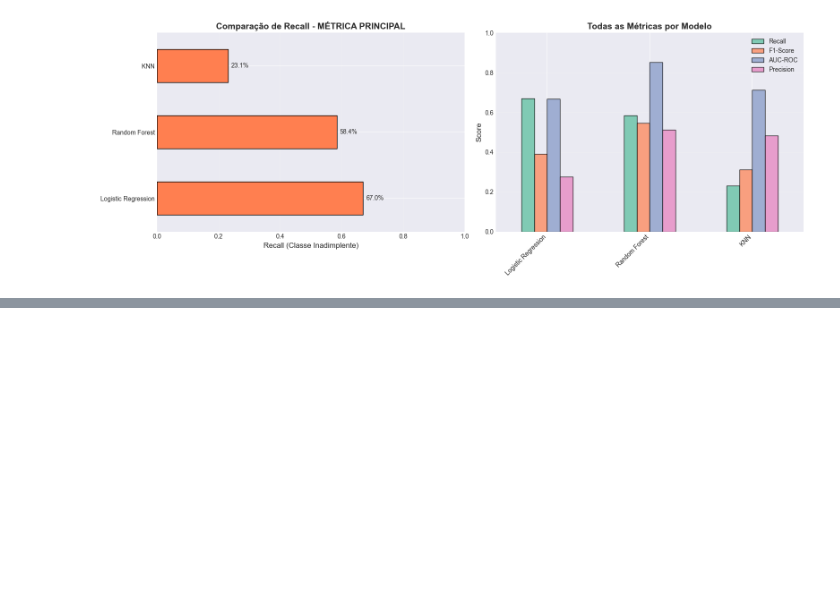
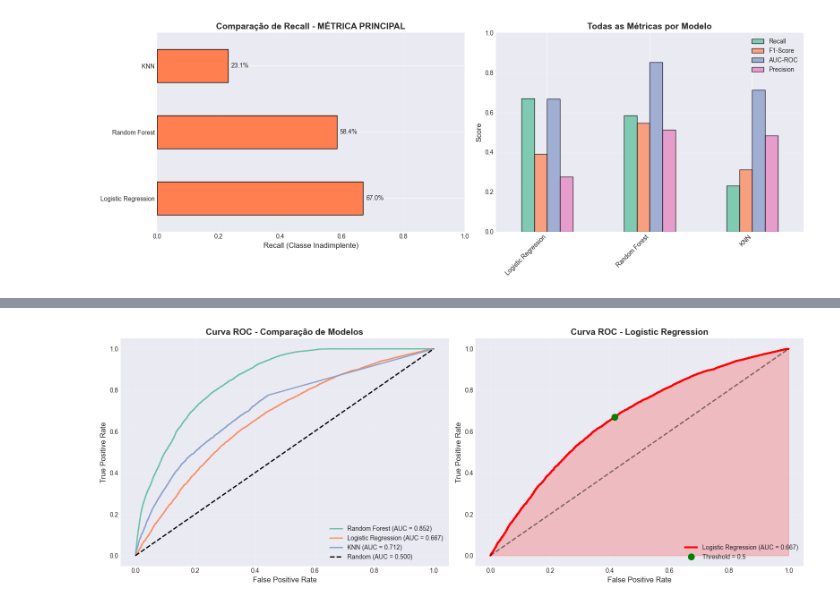
Before and after one commit to vininoronha21/score-credito-ia, a Jupyter notebook: notebooks/03_modelagem_ml.ipynb, the cells around one changed output, grey strips where cells are left out. Drawn from its saved outputs; the diff is of its cells as text; code cells hidden in the pictures; blank space fills up the shorter version.

Commit message:
feat: curva ROC e AUC

```diff
--- a/notebooks/03_modelagem_ml.ipynb
+++ b/notebooks/03_modelagem_ml.ipynb
@@ -378,3 +378,85 @@ AUC-ROC: 0.6668 (66.68%)
 
 💡 Escolhido por RECALL (detectar inadimplentes é prioridade!)
 [figure]
+# %%
+# Curva ROC e AUC (OBRIGATÓRIO EM CRÉDITO!)
+print("📈 CURVA ROC E AUC 👇")
+
+fig, axes = plt.subplots(1, 2, figsize=(16, 6))
+
+"""
+ROC (Receiver Operating Characteristic):
+- Mostra trade-off entre True Positive Rate e False Positive Rate
+- AUC (Area Under Curve): resumo em um número (0.5 a 1.0)
+- AUC > 0.8: Excelente
+- AUC > 0.7: Bom
+- AUC > 0.6: Aceitável
+- AUC = 0.5: Random (inútil)
+
+Vantagem: independe do threshold!
+"""
+
+
+# ──────────────────────────────────────────────────────────────────────────
+# ROC de todos os modelos
+# ──────────────────────────────────────────────────────────────────────────
+for nome in modelos.keys():
+    y_prob = probabilidades[nome]
+    fpr, tpr, _ = roc_curve(y_test, y_prob)
+    auc = resultados[nome]['AUC-ROC']
+
+    axes[0].plot(fpr, tpr, linewidth=2,
+                label=f'{nome} (AUC = {auc:.3f})')
+
+# Random
+axes[0].plot([0, 1], [0, 1], 'k--', linewidth=2, label='Random (AUC = 0.500)')
+
+axes[0].set_xlabel('False Positive Rate', fontsize=12)
+axes[0].set_ylabel('True Positive Rate', fontsize=12)
+axes[0].set_title('Curva ROC - Comparação de Modelos',
+                 fontsize=14, fontweight='bold')
+axes[0].legend(loc='lower right')
+axes[0].grid(alpha=0.3)
+
+
+# ──────────────────────────────────────────────────────────────────────────
+# ROC do MELHOR modelo (detalhado)
+# ──────────────────────────────────────────────────────────────────────────
+y_prob_best = probabilidades[melhor_modelo]
+fpr, tpr, thresholds = roc_curve(y_test, y_prob_best)
+auc_best = resultados[melhor_modelo]['AUC-ROC']
+
+axes[1].plot(fpr, tpr, linewidth=3, color='red',
+            label=f'{melhor_modelo} (AUC = {auc_best:.3f})')
+axes[1].plot([0, 1], [0, 1], 'k--', linewidth=2, alpha=0.5)
+axes[1].fill_between(fpr, tpr, alpha=0.2, color='red')
+
+axes[1].set_xlabel('False Positive Rate', fontsize=12)
+axes[1].set_ylabel('True Positive Rate', fontsize=12)
+axes[1].set_title(f'Curva ROC - {melhor_modelo}',
+                 fontsize=14, fontweight='bold')
+axes[1].legend(loc='lower right')
+axes[1].grid(alpha=0.3)
+
+# Adiciona ponto do threshold 0.5
+idx_05 = np.argmin(np.abs(thresholds - 0.5))
+axes[1].plot(fpr[idx_05], tpr[idx_05], 'go', markersize=10,
+            label=f'Threshold = 0.5')
+axes[1].legend(loc='lower right')
+
+plt.tight_layout()
+plt.show()
+
+print(f"\n📊 AUC (Area Under Curve):")
+for nome, res in resultados.items():
+    auc = res['AUC-ROC']
+    if auc > 0.8:
+        nivel = "🟢 EXCELENTE"
+    elif auc > 0.7:
+        nivel = "🟡 BOM"
+    elif auc > 0.6:
+        nivel = "🟠 ACEITÁVEL"
+    else:
+        nivel = "🔴 FRACO"
+    print(f"   {nome:25s}: {auc:.4f} {nivel}")
+# %% [output]
@@ -380,0 +464 @@ AUC-ROC: 0.6668 (66.68%)
+[figure, added]
```
Also changed, not shown: parts of 1 cell of this notebook.
